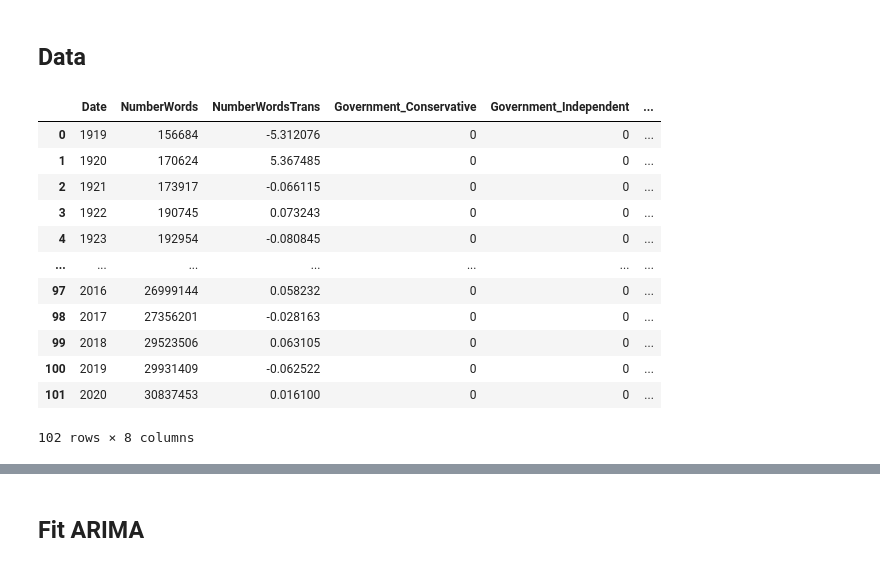
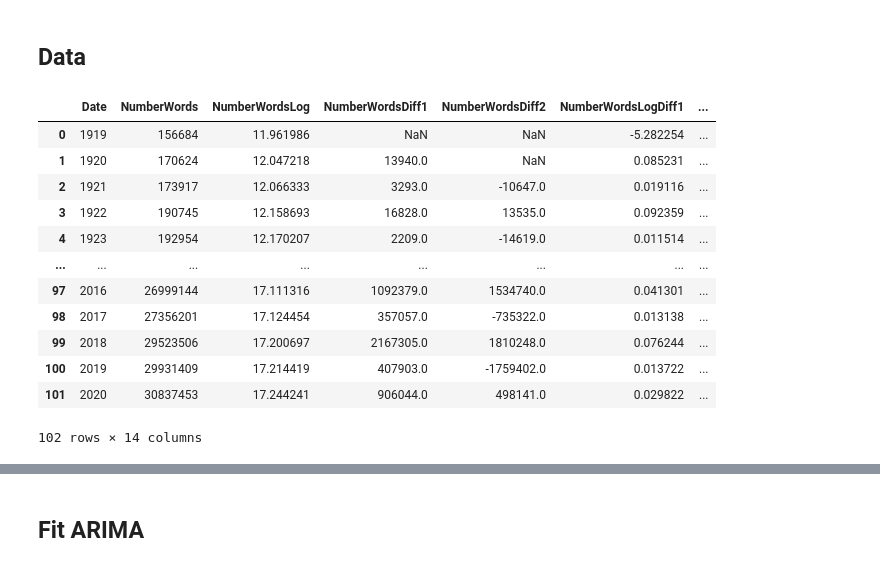
Before and after one commit to s183920/02417_TimeSeriesAnalysis, a Jupyter notebook: Assignment3/marima.ipynb, the cells around one changed output, grey strips where cells are left out. Cells and saved outputs as stored; diff of their text form; code cells hidden in the pictures.

```diff
--- a/Assignment3/marima.ipynb
+++ b/Assignment3/marima.ipynb
@@ -13,23 +14,29 @@ plt.style.use("ggplot")
 # %%
 data = pd.read_csv("DataAssignment3.csv")
 
 government = data.Government
-data["NumberWordsTrans"] = np.log(data.NumberWords)
-data.NumberWordsTrans += -2*np.roll(data.NumberWordsTrans, 1, axis=0) + np.roll(data.NumberWordsTrans, 2, axis=0)
-# np.roll(data, 1, axis=0)
+data["NumberWordsLog"] = np.log(data.NumberWords)
+data["NumberWordsDiff1"] = data["NumberWords"] - np.roll(data["NumberWords"], 1, axis=0)
+data["NumberWordsDiff1"][0] = np.NaN
+data["NumberWordsDiff2"] = data["NumberWordsDiff1"] - np.roll(data["NumberWordsDiff1"], 1, axis=0)
+data["NumberWordsLogDiff1"] = data["NumberWordsLog"] - np.roll(data["NumberWordsLog"], 1, axis=0)
+data["NumberWordsLogDiff2"] = data["NumberWordsLogDiff1"] - np.roll(data["NumberWordsLogDiff1"], 1, axis=0)
+# data["NumberWordsDiff1Log"] = np.log(data["NumberWordsDiff1"])
+# data["NumberWordsDiff2Log"] = np.log(data["NumberWordsDiff2"])
+
 data = pd.get_dummies(data)
 data
 # %% [output]
-|  | Date | NumberWords | NumberWordsTrans | Government_Conservative | Government_Independent | ... |
-| 0 | 1919 | 156684 | -5.312076 | 0 | 0 | ... |
-| 1 | 1920 | 170624 | 5.367485 | 0 | 0 | ... |
-| 2 | 1921 | 173917 | -0.066115 | 0 | 0 | ... |
-| 3 | 1922 | 190745 | 0.073243 | 0 | 0 | ... |
-| 4 | 1923 | 192954 | -0.080845 | 0 | 0 | ... |
-| ... | ... | ... | ... | ... | ... | ... |
-| 97 | 2016 | 26999144 | 0.058232 | 0 | 0 | ... |
-| 98 | 2017 | 27356201 | -0.028163 | 0 | 0 | ... |
-| 99 | 2018 | 29523506 | 0.063105 | 0 | 0 | ... |
-| 100 | 2019 | 29931409 | -0.062522 | 0 | 0 | ... |
-| 101 | 2020 | 30837453 | 0.016100 | 0 | 0 | ... |
+|  | Date | NumberWords | NumberWordsLog | NumberWordsDiff1 | NumberWordsDiff2 | NumberWordsLogDiff1 | ... |
+| 0 | 1919 | 156684 | 11.961986 | NaN | NaN | -5.282254 | ... |
+| 1 | 1920 | 170624 | 12.047218 | 13940.0 | NaN | 0.085231 | ... |
+| 2 | 1921 | 173917 | 12.066333 | 3293.0 | -10647.0 | 0.019116 | ... |
+| 3 | 1922 | 190745 | 12.158693 | 16828.0 | 13535.0 | 0.092359 | ... |
+| 4 | 1923 | 192954 | 12.170207 | 2209.0 | -14619.0 | 0.011514 | ... |
+| ... | ... | ... | ... | ... | ... | ... | ... |
+| 97 | 2016 | 26999144 | 17.111316 | 1092379.0 | 1534740.0 | 0.041301 | ... |
+| 98 | 2017 | 27356201 | 17.124454 | 357057.0 | -735322.0 | 0.013138 | ... |
+| 99 | 2018 | 29523506 | 17.200697 | 2167305.0 | 1810248.0 | 0.076244 | ... |
+| 100 | 2019 | 29931409 | 17.214419 | 407903.0 | -1759402.0 | 0.013722 | ... |
+| 101 | 2020 | 30837453 | 17.244241 | 906044.0 | 498141.0 | 0.029822 | ... |
-102 rows × 8 columns
+102 rows × 14 columns
```
Also changed, not shown: parts of 19 cells of this notebook.
